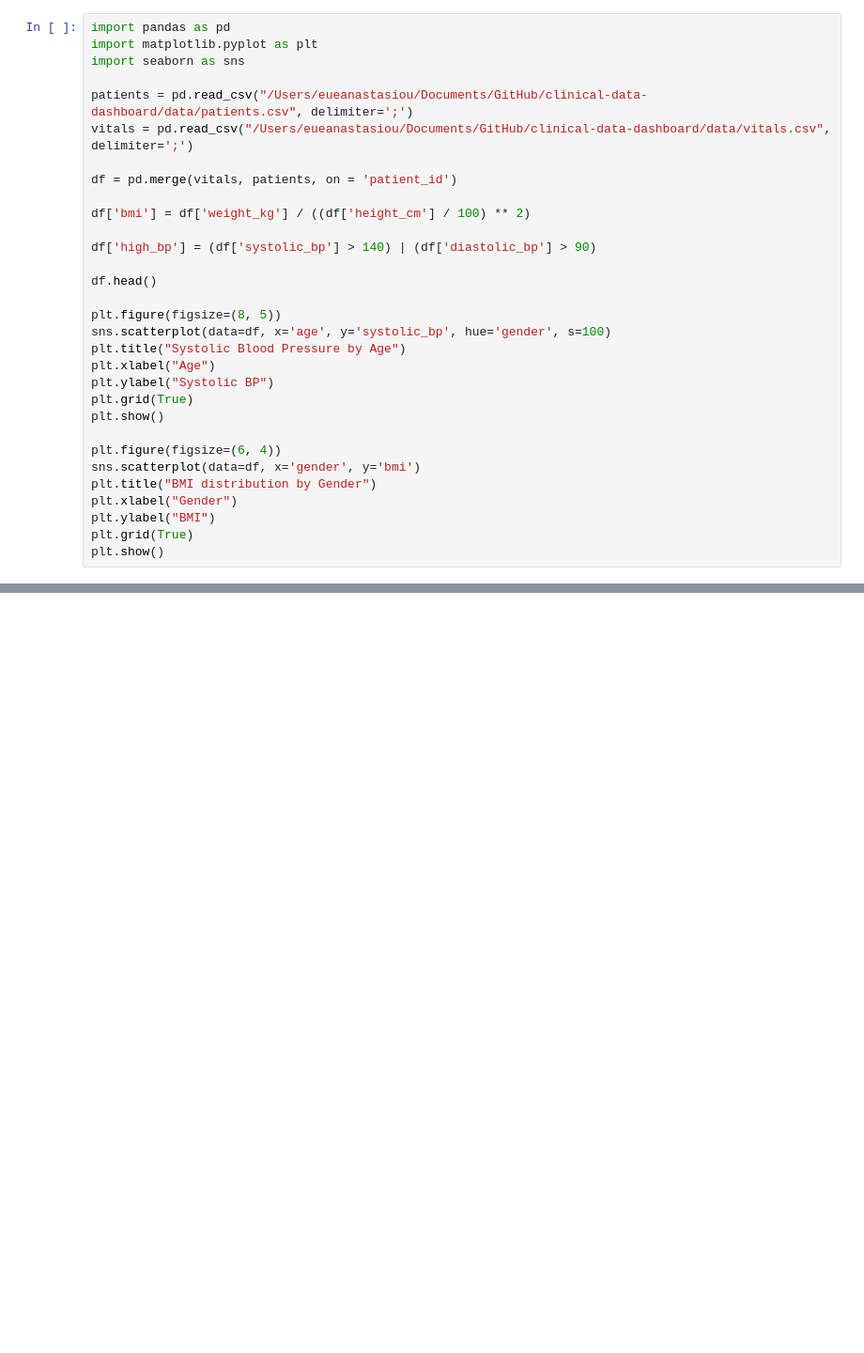
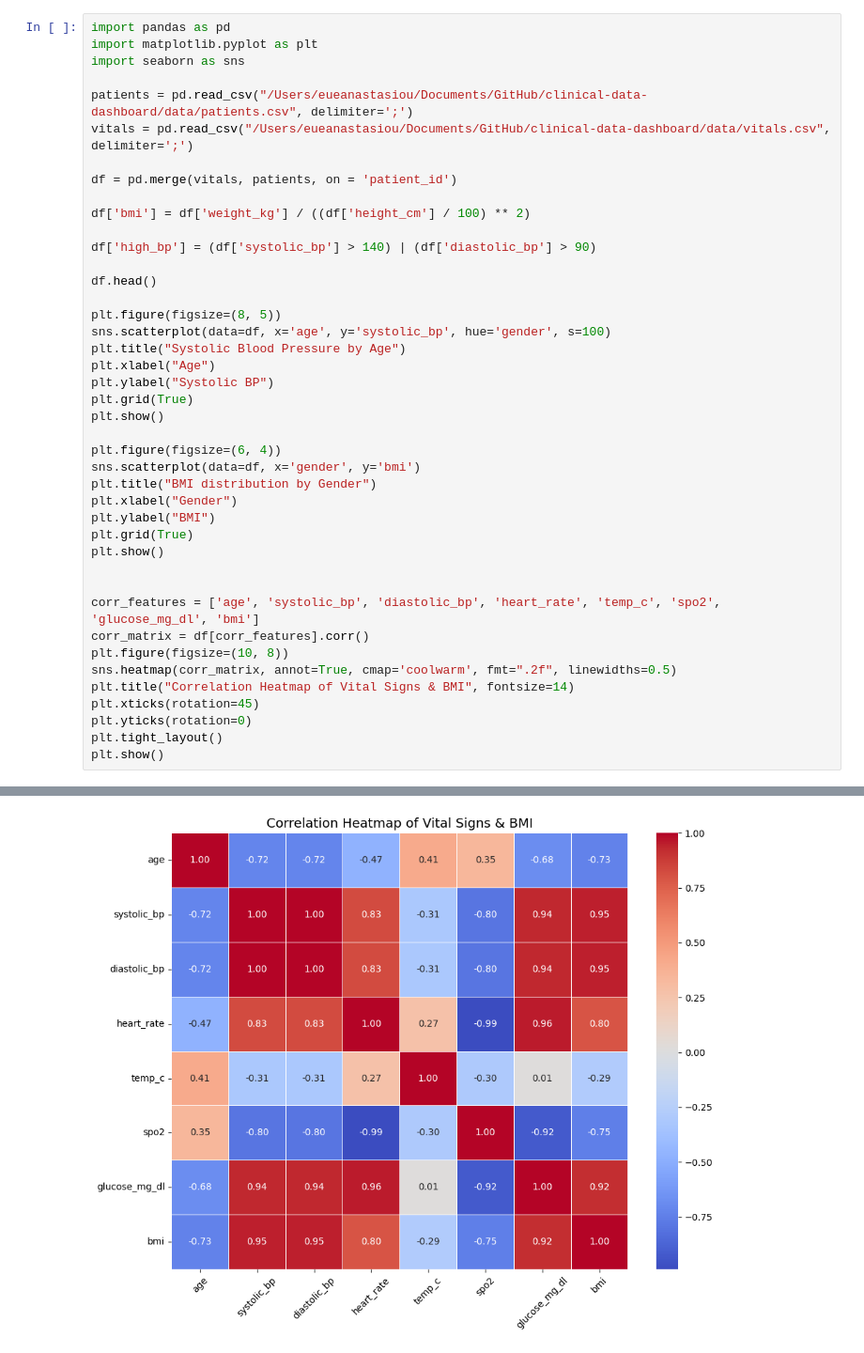
Before and after one commit to EviAnast/clinical-data-dashboard, a Jupyter notebook: notebooks/analysis.ipynb, the cells around one changed output, grey strips where cells are left out. Shown: that part at 94% size. Saved outputs shown, nothing was run; the diff lists cells and outputs as text; blank space fills up the shorter version.

```diff
--- a/notebooks/analysis.ipynb
+++ b/notebooks/analysis.ipynb
@@ -5,30 +5,42 @@ import seaborn as sns
 
 patients = pd.read_csv("/Users/eueanastasiou/Documents/GitHub/clinical-data-dashboard/data/patients.csv", delimiter=';')
 vitals = pd.read_csv("/Users/eueanastasiou/Documents/GitHub/clinical-data-dashboard/data/vitals.csv", delimiter=';')
 
 df = pd.merge(vitals, patients, on = 'patient_id')
 
 df['bmi'] = df['weight_kg'] / ((df['height_cm'] / 100) ** 2)
 
 df['high_bp'] = (df['systolic_bp'] > 140) | (df['diastolic_bp'] > 90)
 
 df.head()
 
 plt.figure(figsize=(8, 5))
 sns.scatterplot(data=df, x='age', y='systolic_bp', hue='gender', s=100)
 plt.title("Systolic Blood Pressure by Age")
 plt.xlabel("Age")
 plt.ylabel("Systolic BP")
 plt.grid(True)
 plt.show()
 
 plt.figure(figsize=(6, 4))
 sns.scatterplot(data=df, x='gender', y='bmi')
 plt.title("BMI distribution by Gender")
 plt.xlabel("Gender")
 plt.ylabel("BMI")
 plt.grid(True)
 plt.show()
+
+
+corr_features = ['age', 'systolic_bp', 'diastolic_bp', 'heart_rate', 'temp_c', 'spo2', 'glucose_mg_dl', 'bmi']
+corr_matrix = df[corr_features].corr()
+plt.figure(figsize=(10, 8))
+sns.heatmap(corr_matrix, annot=True, cmap='coolwarm', fmt=".2f", linewidths=0.5)
+plt.title("Correlation Heatmap of Vital Signs & BMI", fontsize=14)
+plt.xticks(rotation=45)
+plt.yticks(rotation=0)
+plt.tight_layout()
+plt.show()
 # %% [output]
 [figure]
 [figure]
+[figure, added]
```
